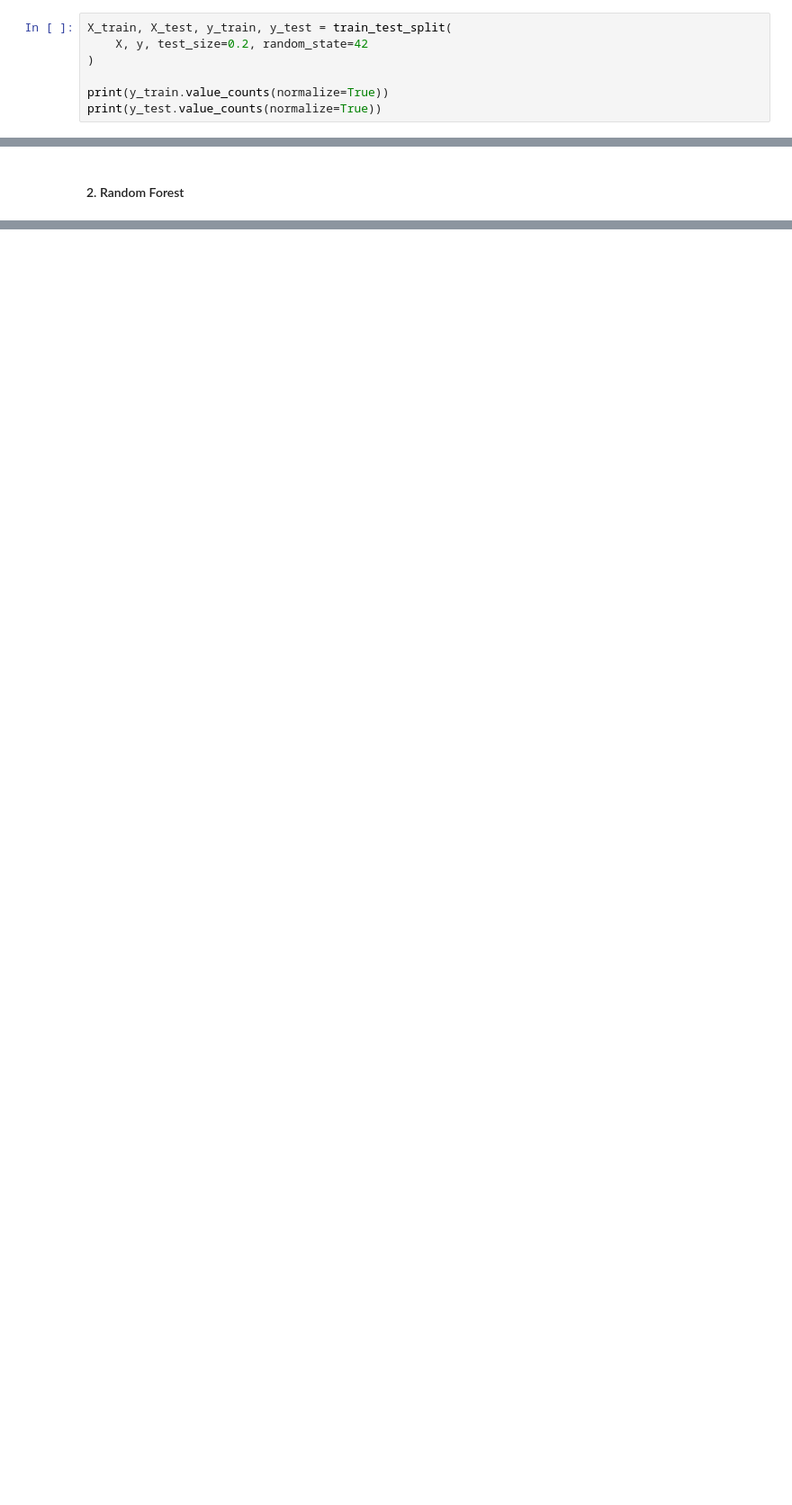
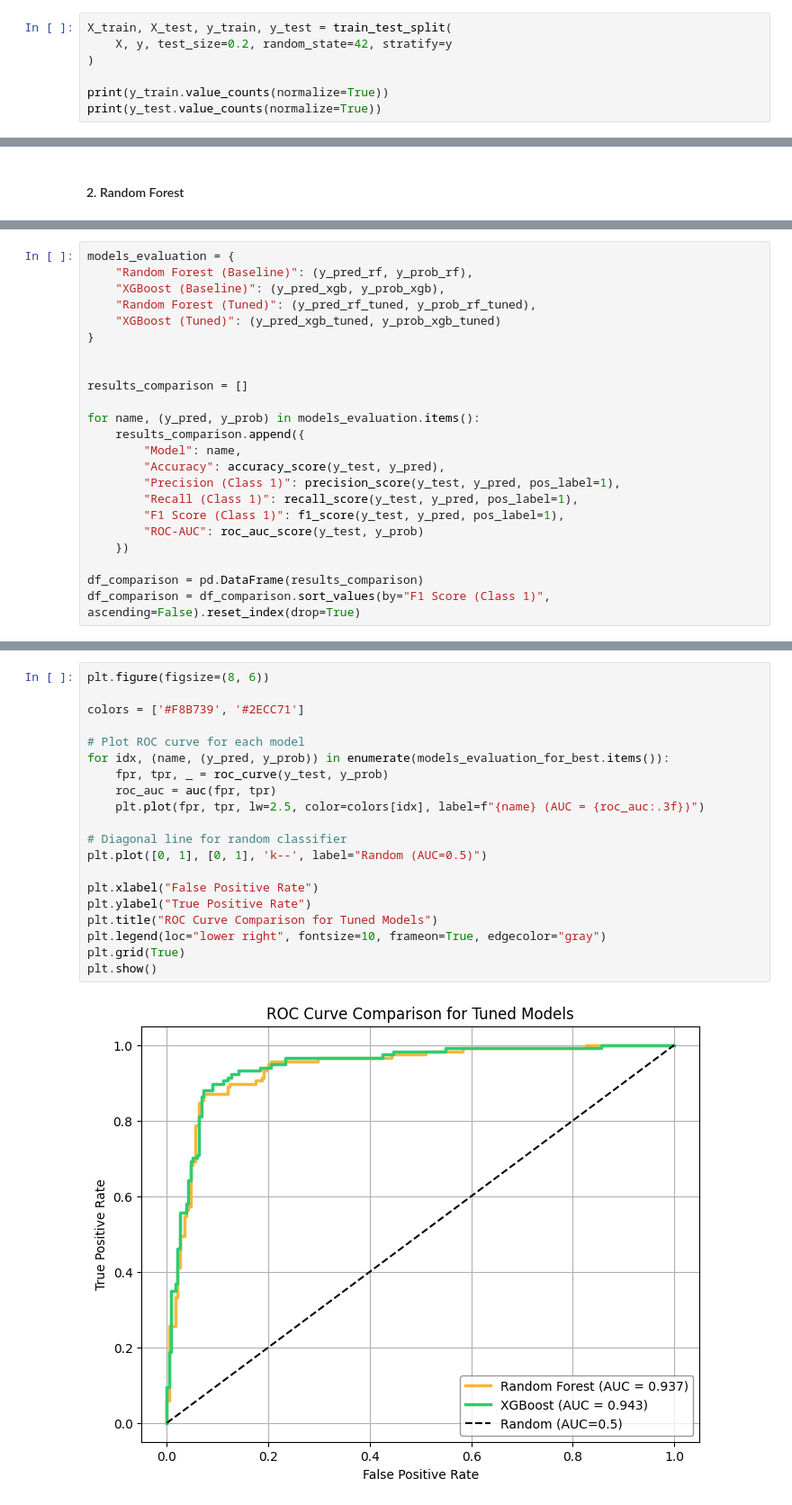
Before and after one commit to RubyXZZZ/earthquake-tsunami-ml-project, a Jupyter notebook: Notebooks/02_Data Processing and Modeling.ipynb, the cells around one changed output, grey strips where cells are left out. Shown: that part at 90% size. Drawn from its saved outputs; the diff is of its cells as text; blank space fills up the shorter version.

```diff
--- a/Notebooks/02_Data Processing and Modeling.ipynb
+++ b/Notebooks/02_Data Processing and Modeling.ipynb
@@ -373,6 +506,6 @@ None
 # %%
 X_train, X_test, y_train, y_test = train_test_split(
-    X, y, test_size=0.2, random_state=42
+    X, y, test_size=0.2, random_state=42, stratify=y
 )
 
 print(y_train.value_counts(normalize=True))
@@ -533,0 +1053,23 @@ weighted avg       0.89      0.89      0.89       352
+# %%
+models_evaluation = {
+    "Random Forest (Baseline)": (y_pred_rf, y_prob_rf),
+    "XGBoost (Baseline)": (y_pred_xgb, y_prob_xgb),
+    "Random Forest (Tuned)": (y_pred_rf_tuned, y_prob_rf_tuned),
+    "XGBoost (Tuned)": (y_pred_xgb_tuned, y_prob_xgb_tuned)
+}
+
+
+results_comparison = []
+
+for name, (y_pred, y_prob) in models_evaluation.items():
+    results_comparison.append({
+        "Model": name,
+        "Accuracy": accuracy_score(y_test, y_pred),
+        "Precision (Class 1)": precision_score(y_test, y_pred, pos_label=1),
+        "Recall (Class 1)": recall_score(y_test, y_pred, pos_label=1),
+        "F1 Score (Class 1)": f1_score(y_test, y_pred, pos_label=1),
+        "ROC-AUC": roc_auc_score(y_test, y_prob)
+    })
+
+df_comparison = pd.DataFrame(results_comparison)
+df_comparison = df_comparison.sort_values(by="F1 Score (Class 1)", ascending=False).reset_index(drop=True)
@@ -533,0 +1294,22 @@ weighted avg       0.89      0.89      0.89       352
+# %%
+plt.figure(figsize=(8, 6))
+
+colors = ['#F8B739', '#2ECC71']
+
+# Plot ROC curve for each model
+for idx, (name, (y_pred, y_prob)) in enumerate(models_evaluation_for_best.items()):
+    fpr, tpr, _ = roc_curve(y_test, y_prob)
+    roc_auc = auc(fpr, tpr)
+    plt.plot(fpr, tpr, lw=2.5, color=colors[idx], label=f"{name} (AUC = {roc_auc:.3f})")
+
+# Diagonal line for random classifier
+plt.plot([0, 1], [0, 1], 'k--', label="Random (AUC=0.5)")
+
+plt.xlabel("False Positive Rate")
+plt.ylabel("True Positive Rate")
+plt.title("ROC Curve Comparison for Tuned Models")
+plt.legend(loc="lower right", fontsize=10, frameon=True, edgecolor="gray")
+plt.grid(True)
+plt.show()
+# %% [output]
+[figure, added]
```
Also changed, not shown: parts of 86 cells of this notebook, 18 other files.
